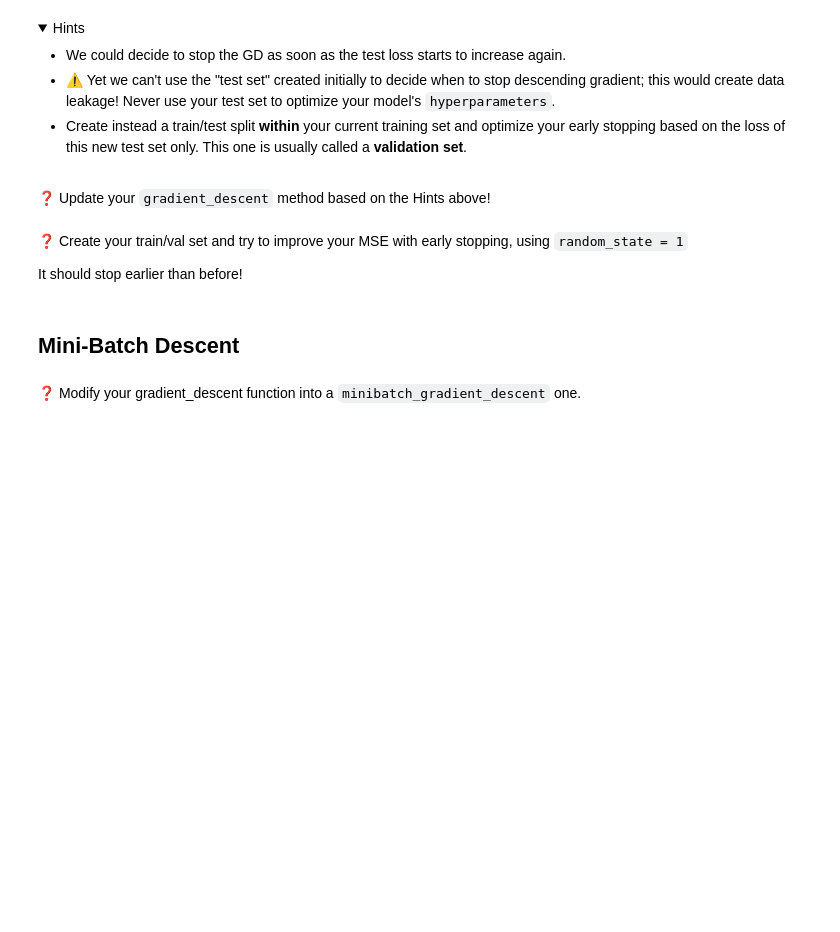
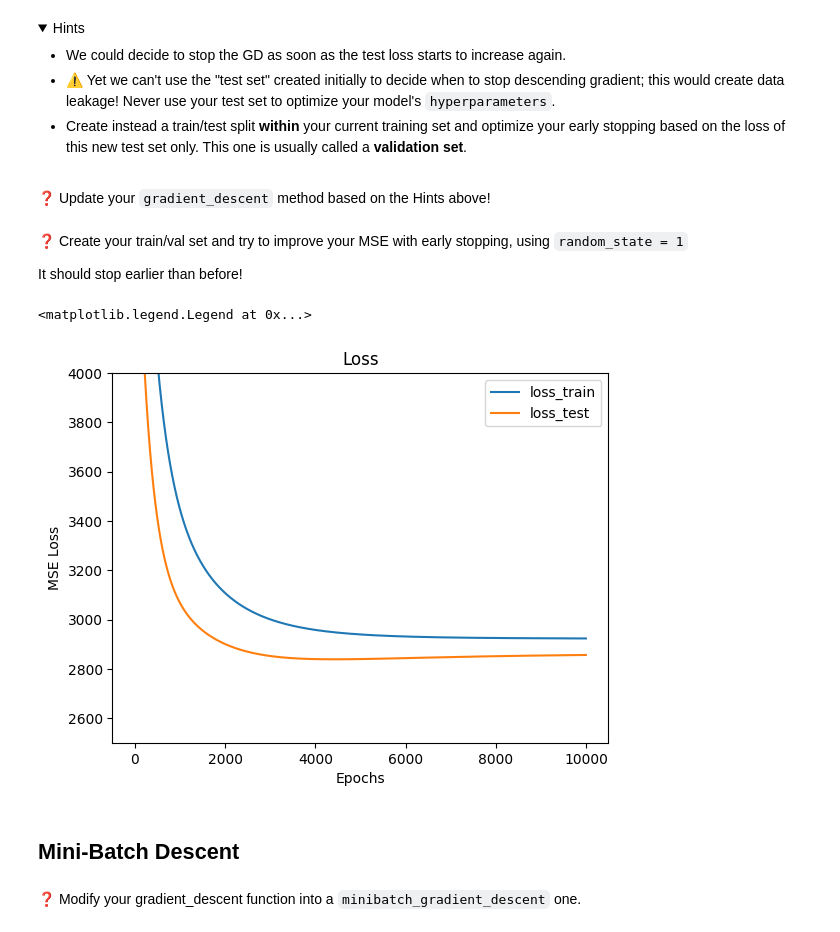
Before and after one commit to tanushrin/data-optional-gradient-descent-advanced, a Jupyter notebook: gradient_descent_advanced.ipynb, the cells around one changed output. Saved outputs shown, nothing was run; the diff lists cells and outputs as text; code cells hidden in the pictures; folded sections open; blank space fills up the shorter version.

```diff
--- a/gradient_descent_advanced.ipynb
+++ b/gradient_descent_advanced.ipynb
@@ -99,0 +143,6 @@ print('Best ß: ', beta)
+# %%
+# YOUR CODE HERE
+# Compute the predictions on the test set y_pred and the MSE loss
+
+y_pred_train = X_train.dot(beta)
+y_pred_test = X_test.dot(beta)
@@ -116,7 +173,23 @@ def gradient_descent(X_train, y_train, X_test, y_test, eta = eta, n_epochs = 100
     loss_train_history = []
     loss_test_history = []
 
-    pass  # YOUR CODE HERE
+    # $CHALLENGIFY_BEGIN
+    for epoch in range(n_epochs):
+        # GD
+        gradients = 2/n_train * X_train.T.dot(X_train.dot(beta) - y_train)
+        beta = beta - eta * gradients
+
+        # Compute predictions
+        y_pred_train = X_train.dot(beta)
+        y_pred_test = X_test.dot(beta)
+
+        # Compute loss histories
+        loss_train = 1 / n_train*(y_pred_train - y_train).T.dot(y_pred_train - y_train)
+        loss_test = 1 / n_test*(y_pred_test - y_test).T.dot(y_pred_test - y_test)
+
+        loss_train_history.append(loss_train)
+        loss_test_history.append(loss_test)
+        # $CHALLENGIFY_END
 
     return beta, loss_train_history, loss_test_history
 # %% [markdown]
@@ -131,3 +202,8 @@ def gradient_descent(X_train, y_train, X_test, y_test, eta = eta, n_epochs = 100
+# %%
+n_epochs =  10000
+eta = .1
+
+beta, loss_train_history, loss_test_history = gradient_descent(X_train, y_train, X_test, y_test, eta = eta, n_epochs = n_epochs)
 # %%
 # Plot train and test histories
 plt.plot(loss_train_history, label = 'loss_train')
@@ -172,20 +282,26 @@ It should stop earlier than before!
+# %%
+# YOUR CODE HERE
+X_train_train, X_val, y_train_train, y_val = train_test_split(X_train, y_train, test_size = .3, random_state = 1)
 # %%
-beta_es, loss_train_history, loss_val_history = gradient_descent_early_stopping(X_train_train, y_train_train, X_val, y_val, n_epochs = 10000, eta = .1)
+beta_es, loss_train_history, loss_val_history = gradient_descent(X_train_train, y_train_train, X_val, y_val, n_epochs = 10000, eta = .1)
 
 # Plot train and test histories
 plt.plot(loss_train_history, label = 'loss_train')
 plt.plot(loss_test_history, label = 'loss_test')
 
 # Set title and labels
 plt.title('Loss')
 plt.ylabel('MSE Loss')
 plt.xlabel('Epochs')
 
 # Change limits
 plt.ylim(ymin = 2500, ymax = 4000)
 
 # Generate legend
 plt.legend()
+# %% [output]
+<matplotlib.legend.Legend at 0x...>
+[figure, added]
 # %% [markdown]
 ## Mini-Batch Descent
 # %% [markdown]
```
Also changed, not shown: parts of 21 cells of this notebook.
